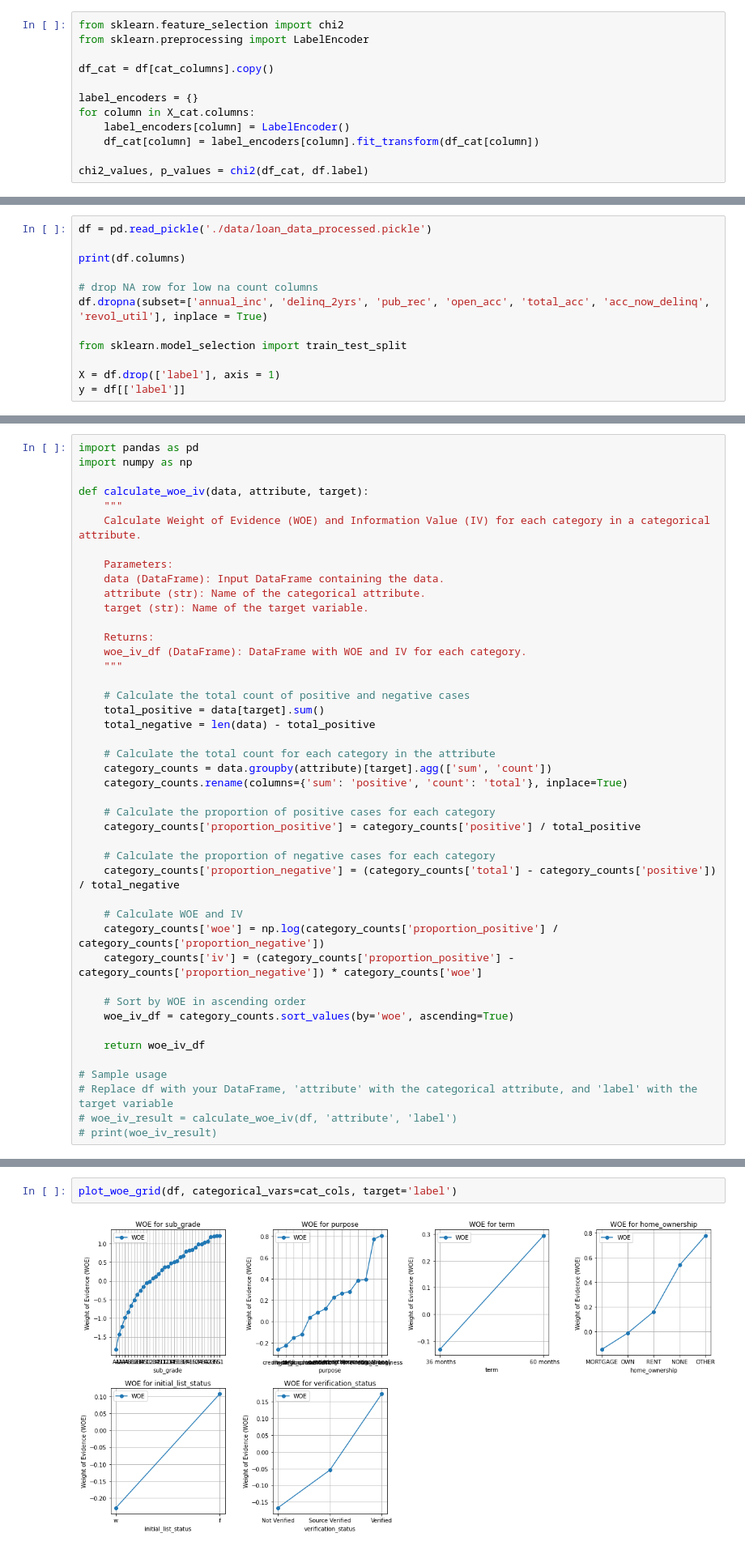
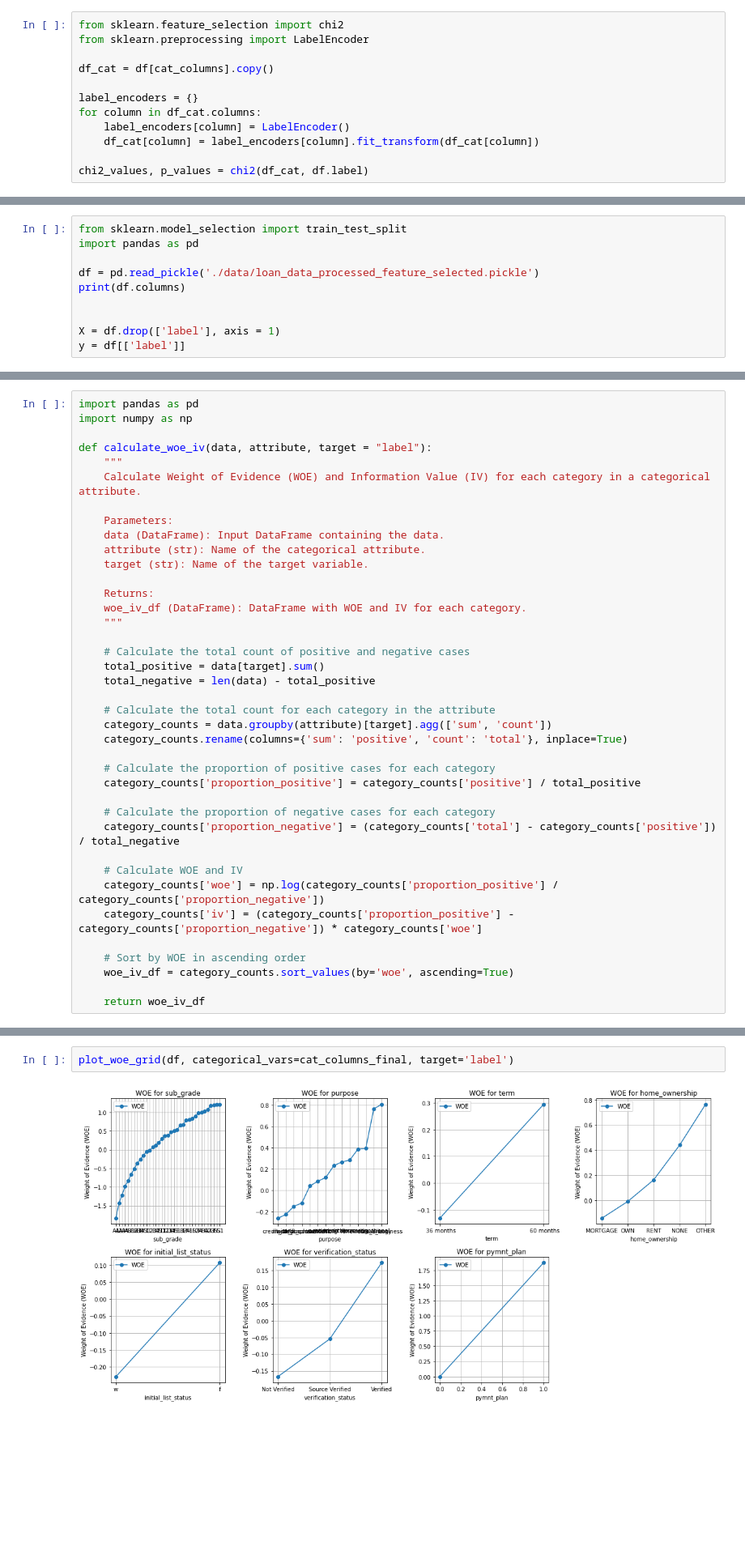
Before and after one commit to auslei/credit_risk_modelling, a Jupyter notebook: p1_Credit_Risk_Modelling_v1.ipynb, the cells around one changed output, grey strips where cells are left out. Shown at 81% size. Saved outputs shown, nothing was run; the diff lists cells and outputs as text; blank space fills up the shorter version.

Commit message:
refactoring pre-processing for risk models

```diff
--- a/p1_Credit_Risk_Modelling_v1.ipynb
+++ b/p1_Credit_Risk_Modelling_v1.ipynb
@@ -531,7 +561,7 @@ from sklearn.preprocessing import LabelEncoder
 df_cat = df[cat_columns].copy()
 
 label_encoders = {}
-for column in X_cat.columns:
+for column in df_cat.columns:
     label_encoders[column] = LabelEncoder()
     df_cat[column] = label_encoders[column].fit_transform(df_cat[column])
 
@@ -692,14 +730,12 @@ NameError: name 'cat_columns_final' is not defined
 # %% [markdown]
 # Training Test Split
 # %%
-df = pd.read_pickle('./data/loan_data_processed.pickle')
+from sklearn.model_selection import train_test_split
+import pandas as pd
 
+df = pd.read_pickle('./data/loan_data_processed_feature_selected.pickle')
 print(df.columns)
 
-# drop NA row for low na count columns
-df.dropna(subset=['annual_inc', 'delinq_2yrs', 'pub_rec', 'open_acc', 'total_acc', 'acc_now_delinq', 'revol_util'], inplace = True)
-
-from sklearn.model_selection import train_test_split
 
 X = df.drop(['label'], axis = 1)
 y = df[['label']]
@@ -849,7 +827,7 @@ In summary, WOE and IV are fundamental tools in credit risk assessment, enabling
 import pandas as pd
 import numpy as np
 
-def calculate_woe_iv(data, attribute, target):
+def calculate_woe_iv(data, attribute, target = "label"):
     """
     Calculate Weight of Evidence (WOE) and Information Value (IV) for each category in a categorical attribute.
 
@@ -884,9 +862,4 @@ def calculate_woe_iv(data, attribute, target):
     woe_iv_df = category_counts.sort_values(by='woe', ascending=True)
 
     return woe_iv_df
-
-# Sample usage
-# Replace df with your DataFrame, 'attribute' with the categorical attribute, and 'label' with the target variable
-# woe_iv_result = calculate_woe_iv(df, 'attribute', 'label')
-# print(woe_iv_result)
 # %%
@@ -988,6 +940,6 @@ def plot_woe_grid(data, categorical_vars, target):
 # Replace df with your DataFrame, categorical_vars with the list of categorical variables, and 'target' with the target variable
 # plot_woe_grid(df, categorical_vars=['categorical_var1', 'categorical_var2'], target='target_variable')
 # %%
-plot_woe_grid(df, categorical_vars=cat_cols, target='label')
+plot_woe_grid(df, categorical_vars=cat_columns_final, target='label')
 # %% [output]
-[figure, old version]
+[figure, new version]
```
Also changed, not shown: parts of 35 cells of this notebook.
